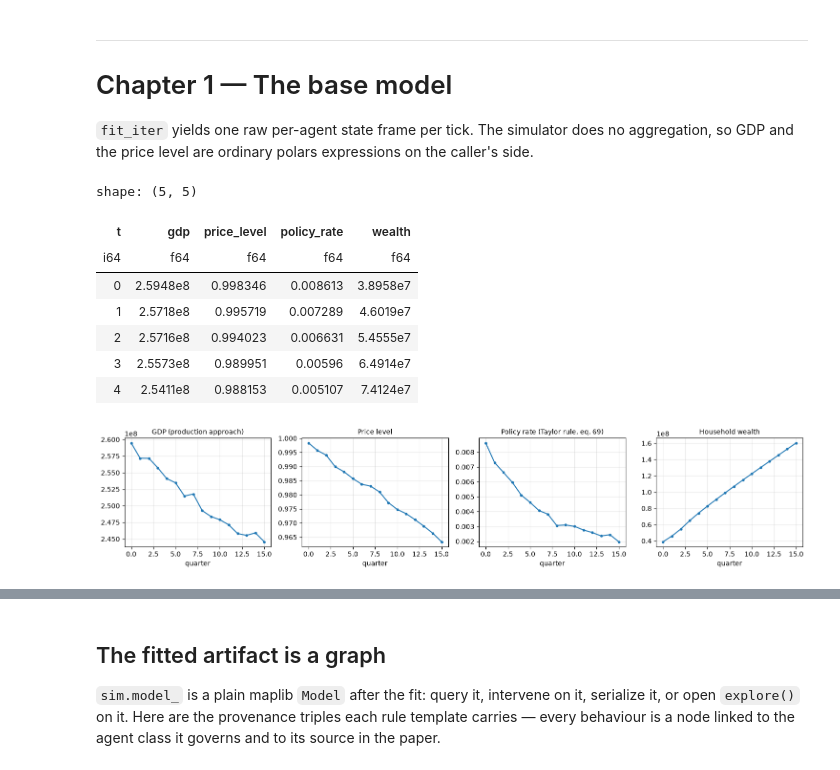
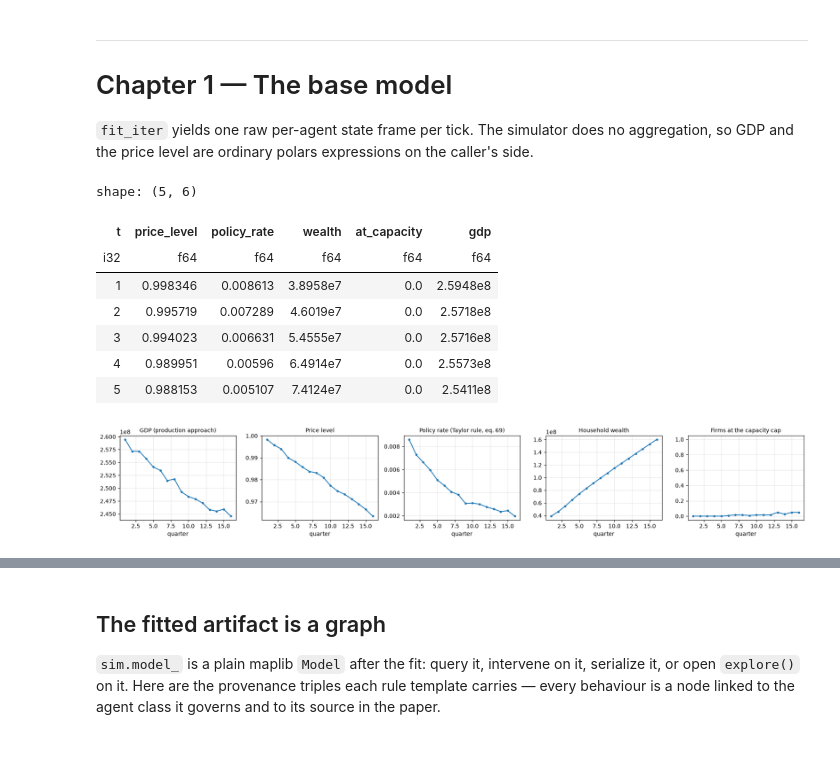
Before and after one commit to remiadon/skabm, a Jupyter notebook: notebooks/poledna/poledna.ipynb, the cells around one changed output, grey strips where cells are left out. Drawn from its saved outputs; the diff is of its cells as text; code cells hidden in the pictures.

```diff
--- a/notebooks/poledna/poledna.ipynb
+++ b/notebooks/poledna/poledna.ipynb
@@ -315,38 +314,53 @@ GDP and the price level are ordinary polars expressions on the caller's side.
 # %%
 sim = RDFSimulator(params=PARAMS, n_periods=16, random_seed=0)
 
-path = []
-for t, state in enumerate(sim.fit_iter(**POPULATIONS)):
-    active = state.drop_nulls("output")
-    path.append({
-        "t": t,
-        "gdp": (active["price"] * active["output"] * (1 - active["tech_share"])).sum(),
-        "price_level": active["price"].mean(),
-        "policy_rate": state["policy_rate"].drop_nulls().item(),
-        "wealth": state["wealth"].drop_nulls().sum(),
-    })
-path = pl.DataFrame(path)
+# GDP is the production approach -- a per-agent product taken *before* the sum --
+# so like any distributional statistic it is computed on the frame `fit_iter`
+# yields, not composed from aggregates.  Note what is *not* here: no list of
+# columns to collect.  `state` is derived from the rules.
+gdp = [
+    (active["price"] * active["output"] * (1 - active["tech_share"])).sum()
+    for state in sim.fit_iter(**POPULATIONS)
+    for active in [state.drop_nulls("output")]
+]
+
+# Everything else was already recorded, because the IR decided it was worth
+# measuring.  `history()` is the long telemetry frame; pivoted it is a plain
+# numeric table -- the shape black-it and `polars.DataFrame.to_jax` both take.
+telemetry = sim.history().pivot("signal", index="t", values="level").sort("t")
+path = (
+    telemetry.tail(len(gdp))
+    .select(
+        "t",
+        price_level=pl.col("sig__AVG__Firm__price"),
+        policy_rate=pl.col("sig__AVG__CentralBank__policy_rate"),
+        wealth=pl.col("sig__SUM__Household__wealth"),
+        at_capacity=pl.col("sig__AVG__Firm__binds__output"),
+    )
+    .with_columns(gdp=pl.Series(gdp))
+)
 path.head()
 # %% [output]
-shape: (5, 5)
+shape: (5, 6)
-| t | gdp | price_level | policy_rate | wealth |
-| i64 | f64 | f64 | f64 | f64 |
-| 0 | 2.5948e8 | 0.998346 | 0.008613 | 3.8958e7 |
-| 1 | 2.5718e8 | 0.995719 | 0.007289 | 4.6019e7 |
-| 2 | 2.5716e8 | 0.994023 | 0.006631 | 5.4555e7 |
-| 3 | 2.5573e8 | 0.989951 | 0.00596 | 6.4914e7 |
-| 4 | 2.5411e8 | 0.988153 | 0.005107 | 7.4124e7 |
+| t | price_level | policy_rate | wealth | at_capacity | gdp |
+| i32 | f64 | f64 | f64 | f64 | f64 |
+| 1 | 0.998346 | 0.008613 | 3.8958e7 | 0.0 | 2.5948e8 |
+| 2 | 0.995719 | 0.007289 | 4.6019e7 | 0.0 | 2.5718e8 |
+| 3 | 0.994023 | 0.006631 | 5.4555e7 | 0.0 | 2.5716e8 |
+| 4 | 0.989951 | 0.00596 | 6.4914e7 | 0.0 | 2.5573e8 |
+| 5 | 0.988153 | 0.005107 | 7.4124e7 | 0.0 | 2.5411e8 |
 # %%
-fig, axes = plt.subplots(1, 4, figsize=(15, 3.2))
+fig, axes = plt.subplots(1, 5, figsize=(18, 3.2))
 for ax, col, title in zip(
-    axes, ["gdp", "price_level", "policy_rate", "wealth"],
+    axes, ["gdp", "price_level", "policy_rate", "wealth", "at_capacity"],
     ["GDP (production approach)", "Price level", "Policy rate (Taylor rule, eq. 69)",
-     "Household wealth"],
+     "Household wealth", "Firms at the capacity cap"],
 ):
     ax.plot(path["t"], path[col], marker="o", ms=3)
     ax.set_title(title, fontsize=10)
     ax.set_xlabel("quarter")
     ax.grid(alpha=0.3)
+axes[-1].set_ylim(-0.05, 1.05)
 fig.tight_layout()
 # %% [output]
-[figure, old version]
+[figure, new version]
```
Also changed, not shown: parts of 12 cells of this notebook, 17 other files.
